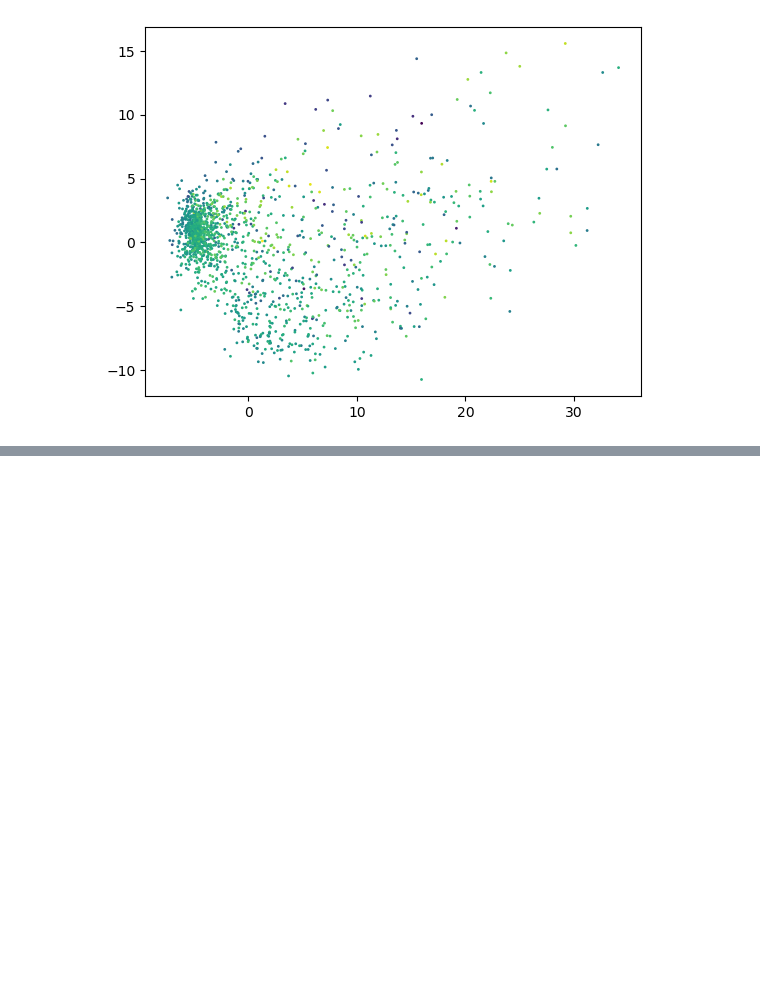
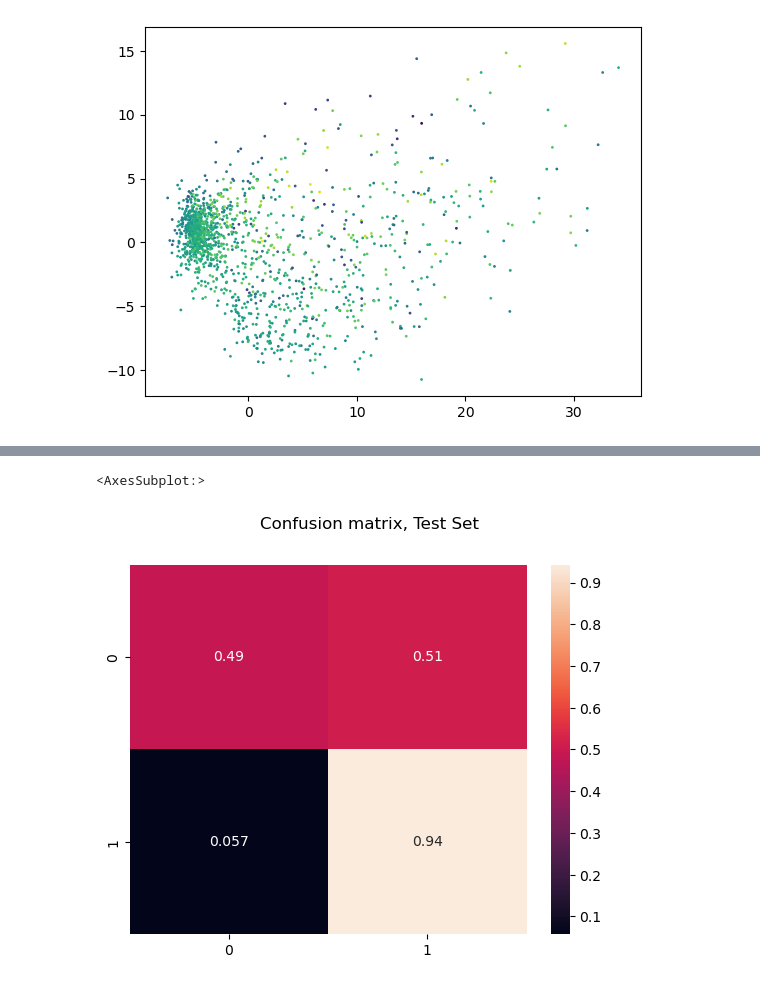
Before and after one commit to lucamuscarnera/ComplexNetworkProject, a Jupyter notebook: Diseases analysis probablity inference.ipynb, the cells around one changed output, grey strips where cells are left out. Drawn from its saved outputs; the diff is of its cells as text; code cells hidden in the pictures; blank space fills up the shorter version.

```diff
--- a/Diseases analysis probablity inference.ipynb
+++ b/Diseases analysis probablity inference.ipynb
@@ -205,0 +262,4 @@ predict_grad = jax.grad(predict)
+# %%
+proporzione_train_test = 0.9
+validation_set = np.random.choice(2, size = B_train.shape , p = np.array([1 - proporzione_train_test, proporzione_train_test]))
+validation_set
@@ -205,0 +306,16 @@ predict_grad = jax.grad(predict)
+# %%
+TP = (((jnp.sign(B - 0.5) == jnp.sign(B_hat - 0.5)) * (B > 0.5)) * validation_set).sum() / (((B > 0.5)) * validation_set).sum()
+FN = (((jnp.sign(B - 0.5) != jnp.sign(B_hat - 0.5)) * (B > 0.5)) * validation_set).sum() / (((B > 0.5)) * validation_set).sum()
+TN = (((jnp.sign(B - 0.5) == jnp.sign(B_hat - 0.5)) * (B < 0.5)) * validation_set).sum() / (((B < 0.5)) * validation_set).sum()
+FP = (((jnp.sign(B - 0.5) != jnp.sign(B_hat - 0.5)) * (B < 0.5)) * validation_set).sum() / (((B < 0.5)) * validation_set).sum()
+
+import seaborn as sns
+C = np.array( [
+                    [TP, FN],
+                    [FP, TN]
+] )
+plt.suptitle("Confusion matrix, Test Set")
+sns.heatmap(C,annot = True)
+# %% [output]
+<AxesSubplot:>
+[figure, added]
```
Also changed, not shown: parts of 26 cells of this notebook, 1 other file.
